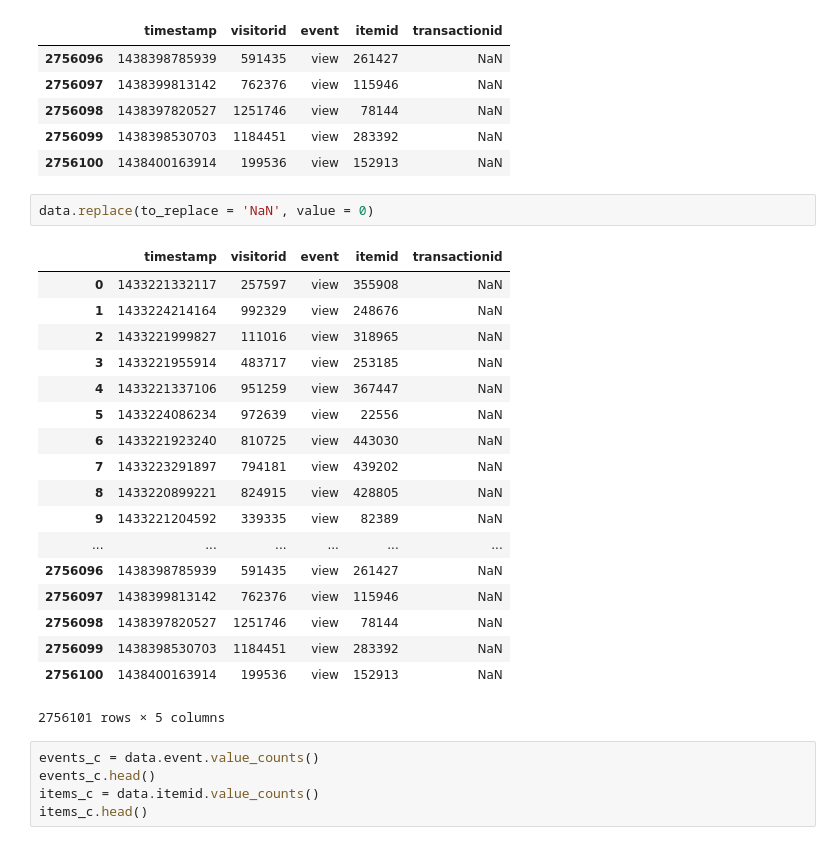
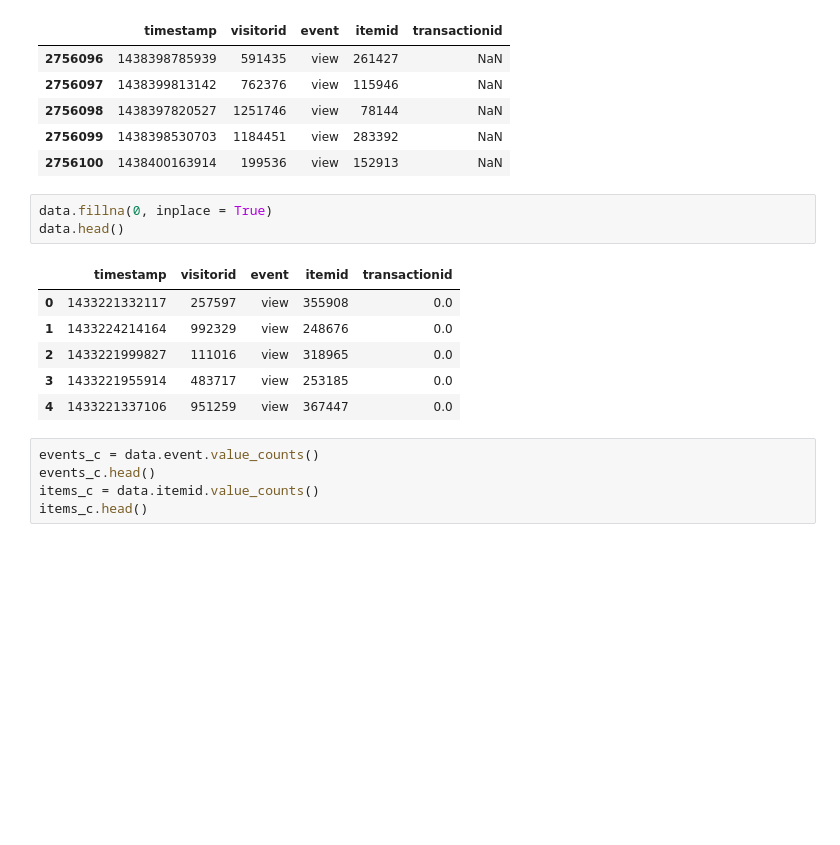
Before and after one commit to oya-oya/skit_hack, a Jupyter notebook: ensemble/tinkering/recomender_RNN.ipynb, the cells around one changed output. Drawn from its saved outputs; the diff is of its cells as text; blank space fills up the shorter version.

```diff
--- a/ensemble/tinkering/recomender_RNN.ipynb
+++ b/ensemble/tinkering/recomender_RNN.ipynb
@@ -35,27 +35,16 @@ data.tail()
 | 2756098 | 1438397820527 | 1251746 | view | 78144 | NaN |
 | 2756099 | 1438398530703 | 1184451 | view | 283392 | NaN |
 | 2756100 | 1438400163914 | 199536 | view | 152913 | NaN |
-# %%
-data.replace(to_replace = 'NaN', value = 0)
-# %% [output]
-|  | timestamp | visitorid | event | itemid | transactionid |
-| 0 | 1433221332117 | 257597 | view | 355908 | NaN |
-| 1 | 1433224214164 | 992329 | view | 248676 | NaN |
-| 2 | 1433221999827 | 111016 | view | 318965 | NaN |
-| 3 | 1433221955914 | 483717 | view | 253185 | NaN |
-| 4 | 1433221337106 | 951259 | view | 367447 | NaN |
-| 5 | 1433224086234 | 972639 | view | 22556 | NaN |
-| 6 | 1433221923240 | 810725 | view | 443030 | NaN |
-| 7 | 1433223291897 | 794181 | view | 439202 | NaN |
-| 8 | 1433220899221 | 824915 | view | 428805 | NaN |
-| 9 | 1433221204592 | 339335 | view | 82389 | NaN |
-| ... | ... | ... | ... | ... | ... |
-| 2756096 | 1438398785939 | 591435 | view | 261427 | NaN |
-| 2756097 | 1438399813142 | 762376 | view | 115946 | NaN |
-| 2756098 | 1438397820527 | 1251746 | view | 78144 | NaN |
-| 2756099 | 1438398530703 | 1184451 | view | 283392 | NaN |
-| 2756100 | 1438400163914 | 199536 | view | 152913 | NaN |
-2756101 rows × 5 columns
+# %%
+data.fillna(0, inplace = True)
+data.head()
+# %% [output]
+|  | timestamp | visitorid | event | itemid | transactionid |
+| 0 | 1433221332117 | 257597 | view | 355908 | 0.0 |
+| 1 | 1433224214164 | 992329 | view | 248676 | 0.0 |
+| 2 | 1433221999827 | 111016 | view | 318965 | 0.0 |
+| 3 | 1433221955914 | 483717 | view | 253185 | 0.0 |
+| 4 | 1433221337106 | 951259 | view | 367447 | 0.0 |
 # %%
 events_c = data.event.value_counts()
 events_c.head()
```
Also changed, not shown: parts of 4 cells of this notebook, 1 other file.
